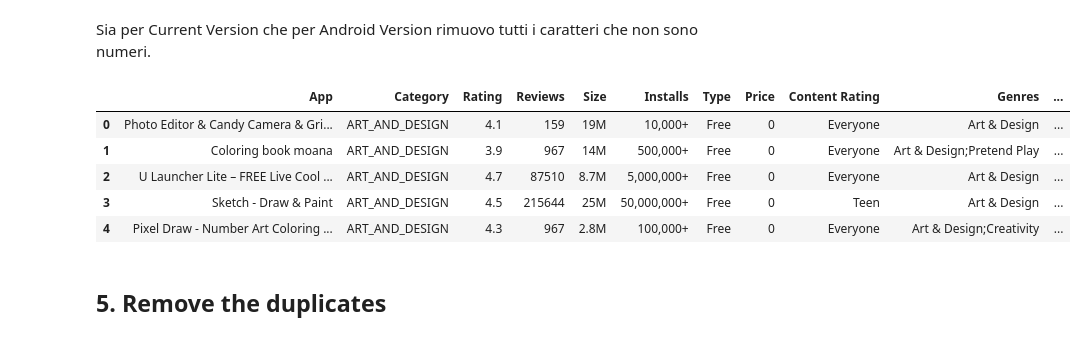
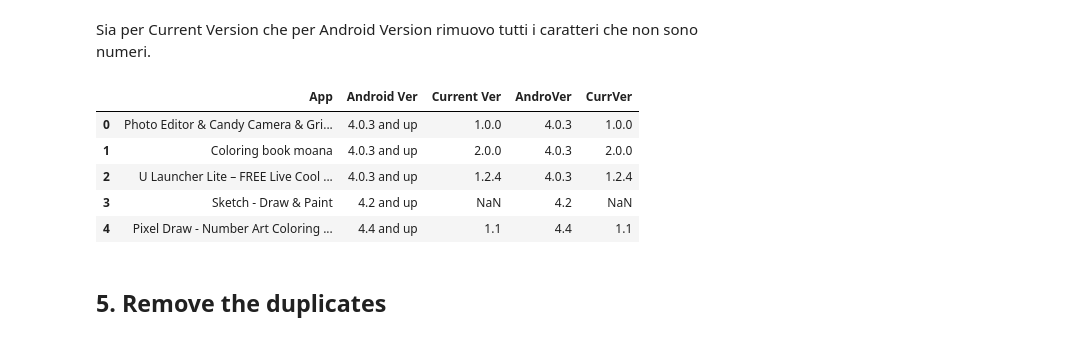
Before and after one commit to faber6911/Foundation-of-Computer-Science-project, a Jupyter notebook: FOCS_Project.ipynb, the cells around one changed output. Cells and saved outputs as stored; diff of their text form; code cells hidden in the pictures.

```diff
--- a/FOCS_Project.ipynb
+++ b/FOCS_Project.ipynb
@@ -141,8 +134,6 @@ Installs
 500,000,000+        72
 Name: Installs, dtype: int64
 # %%
-data_ps['NumInstalls'] = [re.sub(',', '', number) for number in data_ps['Installs']] #Remove the comma
+data_ps['NumInstalls'] = [re.sub('\\D', '', number) for number in data_ps['Installs']] #Rimuovo tutti i caratteri
+data_ps['NumInstalls'] = data_ps['NumInstalls'].apply(int) #Converting to int
-# %%
-data_ps['NumInstalls'] = [re.sub('\+*', '', number) for number in data_ps['NumInstalls']] #Remove the plus
-data_ps['NumInstalls'] = data_ps['NumInstalls'].apply(float) #Converting to float
 # %%
@@ -245,21 +178,21 @@ Sia per Current Version che per Android Version rimuovo tutti i caratteri che no
 data_psnan['CurrVer'] = data_psnan['Current Ver']
 data_psnan['AndroVer'] = data_psnan['Android Ver']
 # %%
-data_psnan['CurrVer'].replace("[a-z]+|[A-z]+", value = "", regex = True, inplace = True)
+data_psnan['CurrVer'].replace('[a-z]+|[A-z]+','', regex = True, inplace = True)
 #Remove everything that is not a number from Current Ver
-data_psnan['AndroVer'].replace("[a-z]+|[A-z]+", value = "", regex = True, inplace = True)
+data_psnan['AndroVer'].replace('[a-z]+|[A-z]+','', regex = True, inplace = True)
 #Remove everything that is not a number from Android Ver
-data_psnan['CurrVer'].replace(r"(\.+$)", value = "", regex = True, inplace = True )
-data_psnan['AndroVer'].replace(r"(\.+$)", value = "", regex = True, inplace = True )
+data_psnan['CurrVer'].replace(r'(\.+$)','', regex = True, inplace = True )
+data_psnan['AndroVer'].replace(r'(\.+$)','', regex = True, inplace = True )
 #Rimossi anche eventuali punti alla fine delle versioni
 # %%
-data_psnan.head() #Did it
+data_psnan[['App','Android Ver','Current Ver','AndroVer','CurrVer']].head() #Did it
 # %% [output]
-|  | App | Category | Rating | Reviews | Size | Installs | Type | Price | Content Rating | Genres | ... |
-| 0 | Photo Editor & Candy Camera & Gri... | ART_AND_DESIGN | 4.1 | 159 | 19M | 10,000+ | Free | 0 | Everyone | Art & Design | ... |
-| 1 | Coloring book moana | ART_AND_DESIGN | 3.9 | 967 | 14M | 500,000+ | Free | 0 | Everyone | Art & Design;Pretend Play | ... |
-| 2 | U Launcher Lite – FREE Live Cool ... | ART_AND_DESIGN | 4.7 | 87510 | 8.7M | 5,000,000+ | Free | 0 | Everyone | Art & Design | ... |
-| 3 | Sketch - Draw & Paint | ART_AND_DESIGN | 4.5 | 215644 | 25M | 50,000,000+ | Free | 0 | Teen | Art & Design | ... |
-| 4 | Pixel Draw - Number Art Coloring ... | ART_AND_DESIGN | 4.3 | 967 | 2.8M | 100,000+ | Free | 0 | Everyone | Art & Design;Creativity | ... |
+|  | App | Android Ver | Current Ver | AndroVer | CurrVer |
+| 0 | Photo Editor & Candy Camera & Gri... | 4.0.3 and up | 1.0.0 | 4.0.3 | 1.0.0 |
+| 1 | Coloring book moana | 4.0.3 and up | 2.0.0 | 4.0.3 | 2.0.0 |
+| 2 | U Launcher Lite – FREE Live Cool ... | 4.0.3 and up | 1.2.4 | 4.0.3 | 1.2.4 |
+| 3 | Sketch - Draw & Paint | 4.2 and up | NaN | 4.2 | NaN |
+| 4 | Pixel Draw - Number Art Coloring ... | 4.4 and up | 1.1 | 4.4 | 1.1 |
 # %% [markdown]
 ## 5. Remove the duplicates
```
Also changed, not shown: parts of 35 cells of this notebook.
